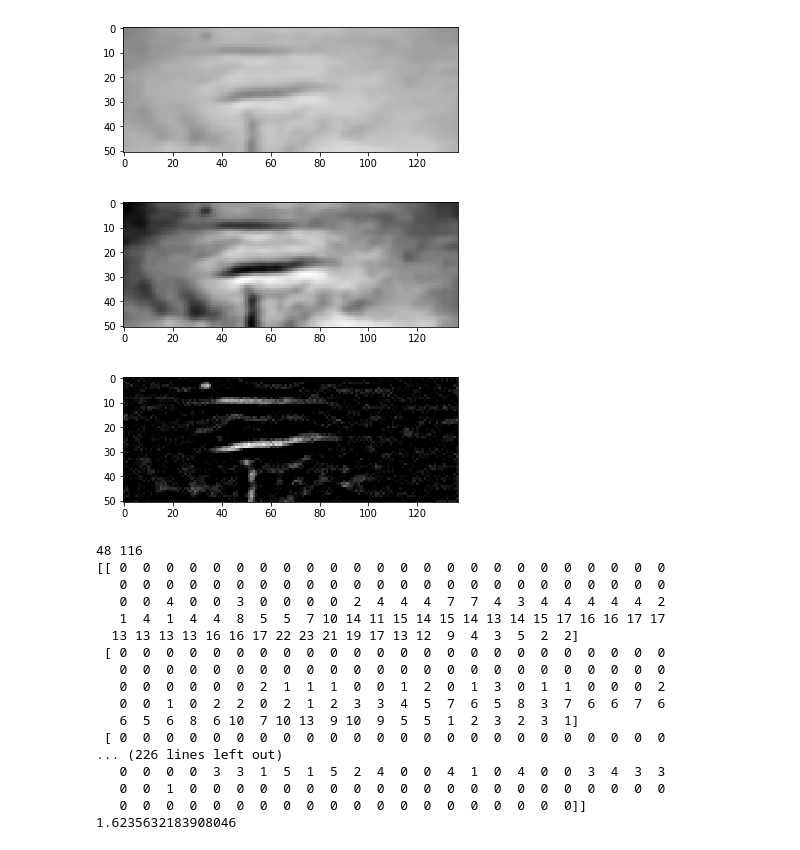
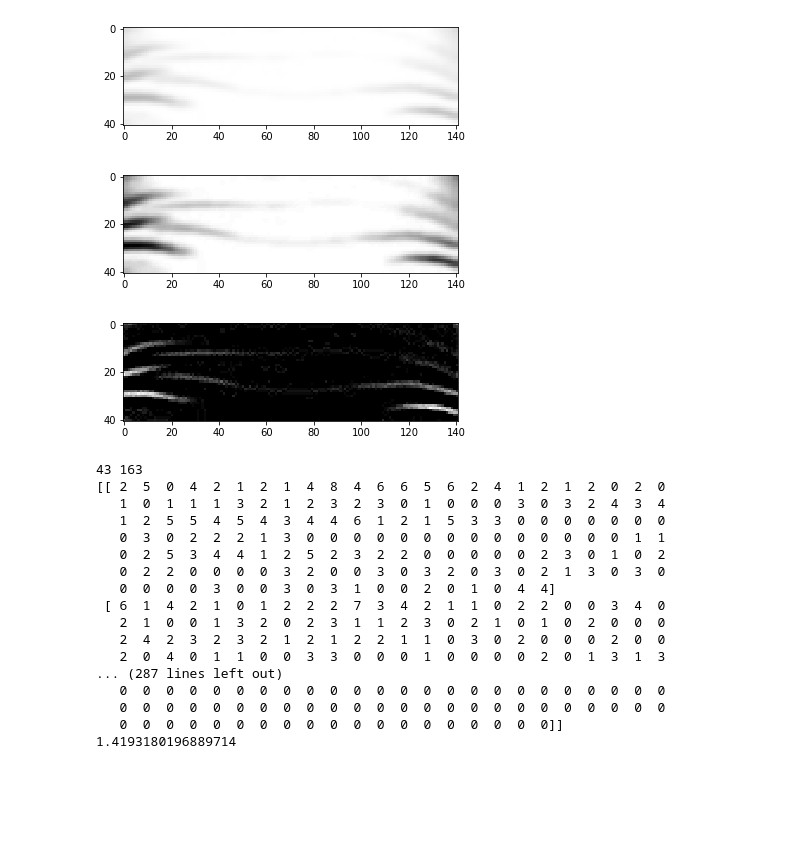
Before and after one commit to rohit256/Roman-Art-Analysis, a Jupyter notebook: forehead_wrinkle_detector/wrinkled_analysis.ipynb, the cells around one changed output. Saved outputs shown, nothing was run; the diff lists cells and outputs as text; code cells hidden in the pictures; blank space fills up the shorter version.

Commit message:
Added Lighting condition images

```diff
--- a/forehead_wrinkle_detector/wrinkled_analysis.ipynb
+++ b/forehead_wrinkle_detector/wrinkled_analysis.ipynb
@@ -1,33 +1,33 @@
 # %%
 import cv2
 import numpy as np
 import sys
 np.set_printoptions(threshold=sys.maxsize)
 
 import matplotlib.pyplot as plt
 
-image = cv2.imread('/home/rohit/Desktop/gsoc/RomanArtAnalysis/forehead_wrinkle_detector/wrinkled/a50.jpg')
+image = cv2.imread('/home/rohit/Desktop/Roman-Art-Analysis/forehead_wrinkle_detector/wrinkled/a14.jpg')
 image = cv2.cvtColor(image, cv2.COLOR_BGR2RGB)
 image = cv2.GaussianBlur(image,(5,5),0)
 
 plt.imshow(image)
 plt.show()
 # %% [output]
-[figure, old version]
+[figure, new version]
 # %%
 image_gray = cv2.cvtColor(image, cv2.COLOR_RGB2GRAY)
 
 plt.imshow(image_gray,  cmap='gray')
 plt.show()
 # %% [output]
-[figure, old version]
+[figure, new version]
 # %%
 sobely = cv2.Laplacian(image_gray, cv2.CV_8UC1)
 
 plt.imshow(sobely,  cmap='gray')
 plt.show()
 # %% [output]
-[figure, old version]
+[figure, new version]
 # %%
 height, width= sobely.shape
 print(height,width)
@@ -38,20 +38,20 @@ for i in range(height):
 param_1 = cv2.sumElems(sobely)[0]/(height * width)
 print(param_1)
 # %% [output]
-48 116
-[[ 0  0  0  0  0  0  0  0  0  0  0  0  0  0  0  0  0  0  0  0  0  0  0  0
+43 163
+[[ 2  5  0  4  2  1  2  1  4  8  4  6  6  5  6  2  4  1  2  1  2  0  2  0
+   1  0  1  1  1  3  2  1  2  3  2  3  0  1  0  0  0  3  0  3  2  4  3  4
+   1  2  5  5  4  5  4  3  4  4  6  1  2  1  5  3  3  0  0  0  0  0  0  0
+   0  3  0  2  2  2  1  3  0  0  0  0  0  0  0  0  0  0  0  0  0  0  1  1
+   0  2  5  3  4  4  1  2  5  2  3  2  2  0  0  0  0  0  2  3  0  1  0  2
+   0  2  2  0  0  0  0  3  2  0  0  3  0  3  2  0  3  0  2  1  3  0  3  0
+   0  0  0  0  3  0  0  3  0  3  1  0  0  2  0  1  0  4  4]
+ [ 6  1  4  2  1  0  1  2  2  2  7  3  4  2  1  1  0  2  2  0  0  3  4  0
+   2  1  0  0  1  3  2  0  2  3  1  1  2  3  0  2  1  0  1  0  2  0  0  0
+   2  4  2  3  2  3  2  1  2  1  2  2  1  1  0  3  0  2  0  0  0  2  0  0
+   2  0  4  0  1  1  0  0  3  3  0  0  0  1  0  0  0  0  2  0  1  3  1  3
+... (287 lines left out)
    0  0  0  0  0  0  0  0  0  0  0  0  0  0  0  0  0  0  0  0  0  0  0  0
-   0  0  4  0  0  3  0  0  0  0  2  4  4  4  7  7  4  3  4  4  4  4  4  2
-   1  4  1  4  4  8  5  5  7 10 14 11 15 14 15 14 13 14 15 17 16 16 17 17
-  13 13 13 13 16 16 17 22 23 21 19 17 13 12  9  4  3  5  2  2]
- [ 0  0  0  0  0  0  0  0  0  0  0  0  0  0  0  0  0  0  0  0  0  0  0  0
    0  0  0  0  0  0  0  0  0  0  0  0  0  0  0  0  0  0  0  0  0  0  0  0
-   0  0  0  0  0  0  2  1  1  1  0  0  1  2  0  1  3  0  1  1  0  0  0  2
-   0  0  1  0  2  2  0  2  1  2  3  3  4  5  7  6  5  8  3  7  6  6  7  6
-   6  5  6  8  6 10  7 10 13  9 10  9  5  5  1  2  3  2  3  1]
- [ 0  0  0  0  0  0  0  0  0  0  0  0  0  0  0  0  0  0  0  0  0  0  0  0
-... (226 lines left out)
-   0  0  0  0  3  3  1  5  1  5  2  4  0  0  4  1  0  4  0  0  3  4  3  3
-   0  0  1  0  0  0  0  0  0  0  0  0  0  0  0  0  0  0  0  0  0  0  0  0
-   0  0  0  0  0  0  0  0  0  0  0  0  0  0  0  0  0  0  0  0]]
-1.6235632183908046
+   0  0  0  0  0  0  0  0  0  0  0  0  0  0  0  0  0  0  0]]
+1.4193180196889714
```
Also changed, not shown: 4 other files.
